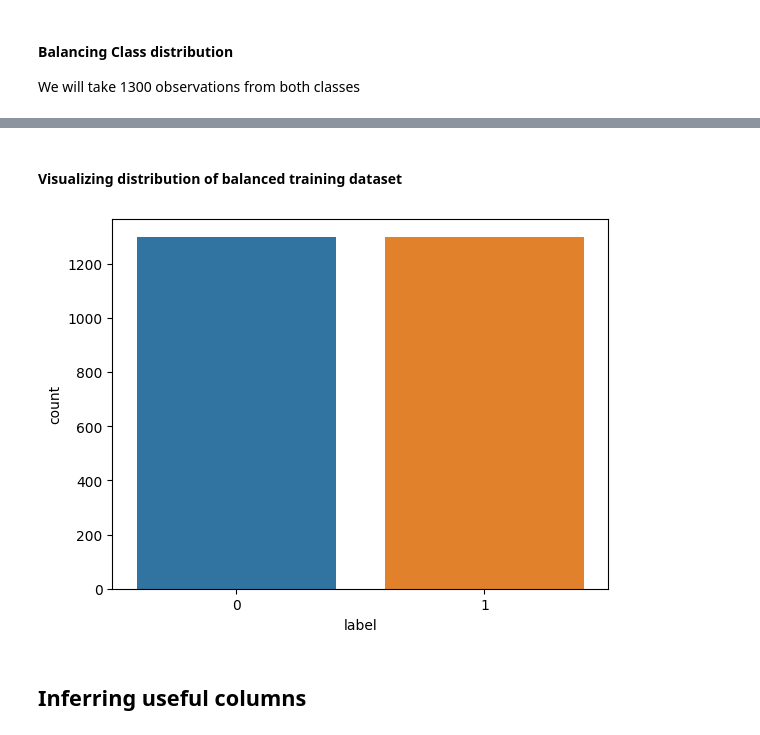
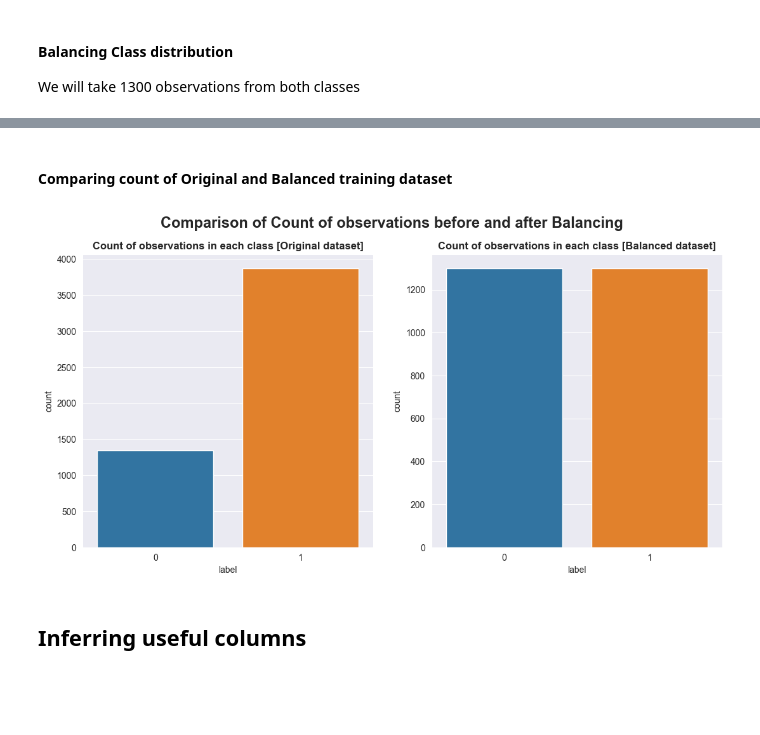
Before and after one commit to alex-ele-xela/Image-Analysis-Project, a Jupyter notebook: Pneumonia Detector/pneumonia_detector.ipynb, the cells around one changed output, grey strips where cells are left out. Drawn from its saved outputs; the diff is of its cells as text; code cells hidden in the pictures; blank space fills up the shorter version.

```diff
--- a/Pneumonia Detector/pneumonia_detector.ipynb
+++ b/Pneumonia Detector/pneumonia_detector.ipynb
@@ -10,6 +10,8 @@ import pandas as pd
 
 import matplotlib.pyplot as plt
 import seaborn as sns
+%matplotlib inline
+sns.set_style("darkgrid")
 
 from pathlib import Path
 
@@ -184,10 +188,24 @@ train_data_balanced.head()
 # %% [markdown]
-#### Visualizing distribution of balanced training dataset
+#### Comparing count of Original and Balanced training dataset
 # %%
+fig = plt.figure(figsize=(13,6))
+
+# Original countplot
+plt.subplot(1,2,1)
+sns.countplot(data=train_data, x='label')
+
+plt.title("Count of observations in each class [Original dataset]", fontweight='bold')
+
+# Balanced countplot
+plt.subplot(1,2,2)
 sns.countplot(data=train_data_balanced, x='label')
-plt.show()
+
+plt.title("Count of observations in each class [Balanced dataset]", fontweight='bold')
+
+fig.suptitle("Comparison of Count of observations before and after Balancing", fontweight='bold', fontsize=17)
+fig.show()
 # %% [output]
-[figure, old version]
+[figure, new version]
 # %% [markdown]
 ## Inferring useful columns
 # %% [markdown]
```
Also changed, not shown: parts of 15 cells of this notebook, 1 other file.
